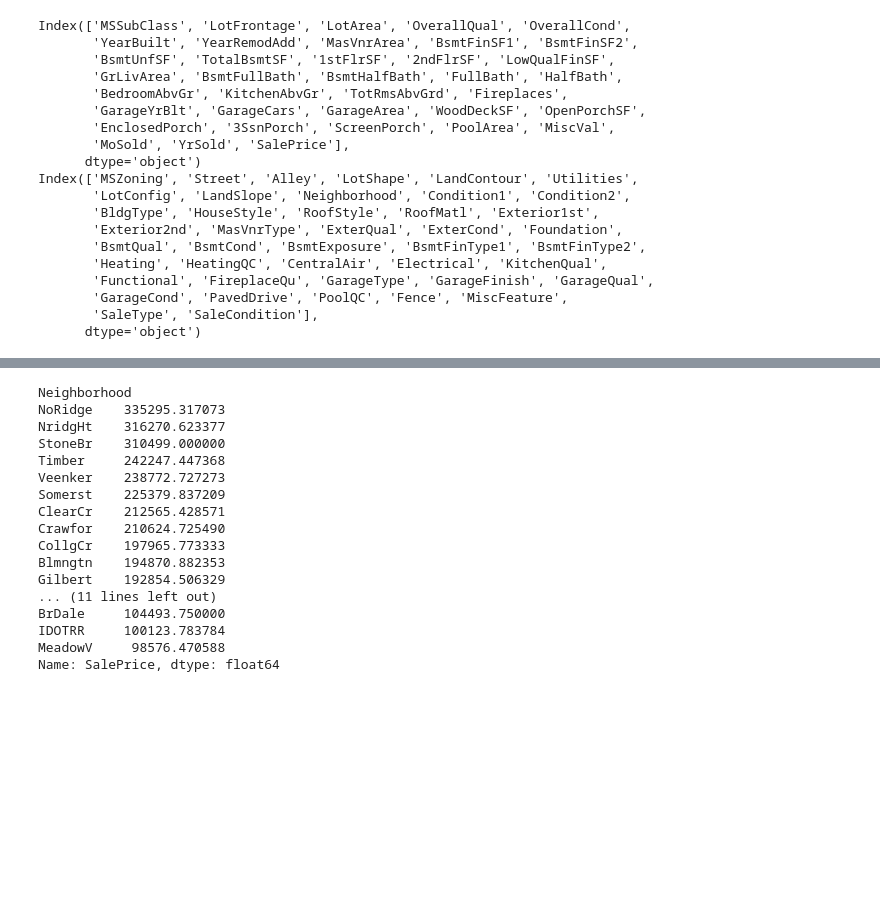
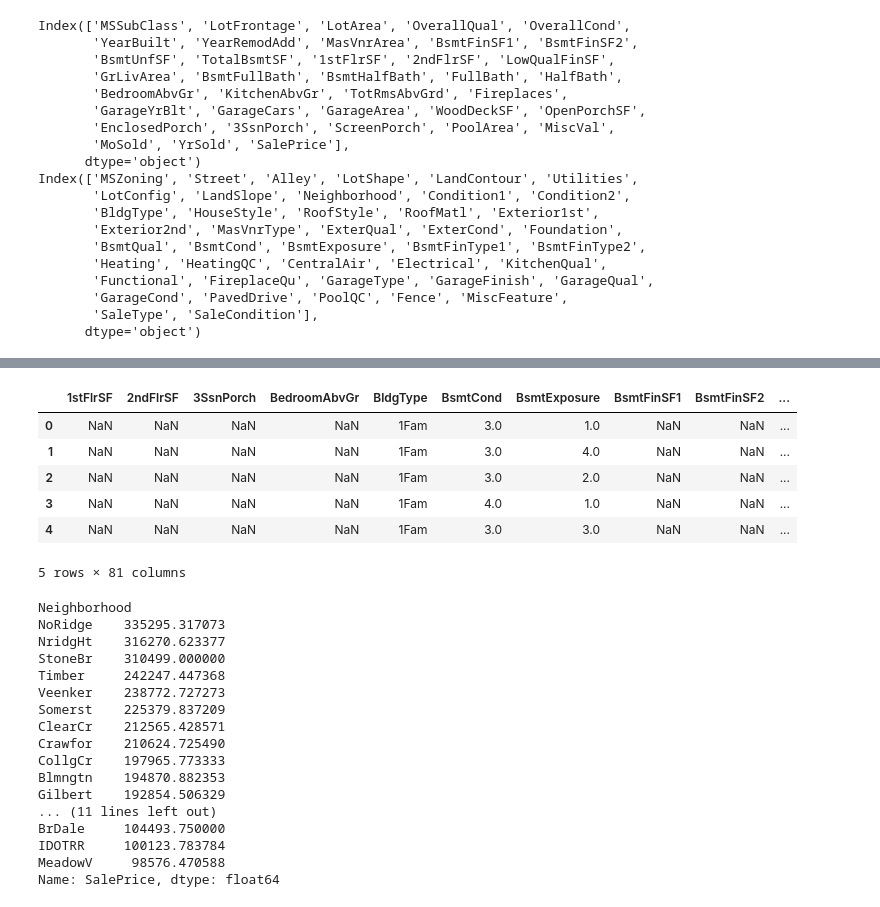
Before and after one commit to TiGaI/HousingPriceKaggleProject3, a Jupyter notebook: ames_eda.ipynb, the cells around one changed output, grey strips where cells are left out. Cells and saved outputs as stored; diff of their text form; code cells hidden in the pictures; blank space fills up the shorter version.

```diff
--- a/ames_eda.ipynb
+++ b/ames_eda.ipynb
@@ -166,6 +166,11 @@ Index(['MSZoning', 'Street', 'Alley', 'LotShape', 'LandContour', 'Utilities',
        'SaleType', 'SaleCondition'],
       dtype='object')
 # %%
+#split numerical and catergorical values
+numTrain = train.loc[:, train.dtypes != 'object'].drop('Id', axis=1)
+catTrain = train.loc[:, train.dtypes == 'object']
+print(numTrain.columns)
+print(catTrain.columns)
 ### Treating the missing values
 ## 'LotFrontage', 'MasVnrArea', 'PoolArea'
 #num columns we filling in missing value with zero
@@ -236,7 +241,7 @@ BsmtReplacement = {
 catTrain = catTrain.replace(BsmtReplacement)
 
 # convert the type of 'BsmtCond' to int64
-catTrain["BsmtCond"] = catTrain1["BsmtCond"].astype(np.int64)
+catTrain["BsmtCond"] = catTrain["BsmtCond"].astype(np.int64)
 
 ## Hash FireplaceQu
 FirePlaceReplacement ={
@@ -252,8 +257,9 @@ catTrain = catTrain.replace(FirePlaceReplacement)
 ## Fill the NAs of 'Electrical' with 'SBrkr'
 catTrain['Electrical'].fillna('SBrkr', inplace=True)
 
+train_df = catTrain.append(numTrain, ignore_index=True)
 ## Fill the NAs of 'Fence' with 'None'
-train['Fence'].fillna('None', inplace=True)
+train_df['Fence'].fillna('None', inplace=True)
 
 ## Alley? Drop Alley?
-train.drop(['B', 'C'], axis=1)
+train_df.drop(['Alley'], axis=1, inplace=True)
@@ -260,3 +302,13 @@ train.drop(['B', 'C'], axis=1)
+# %%
+train_df.head()
+# %% [output]
+|  | 1stFlrSF | 2ndFlrSF | 3SsnPorch | BedroomAbvGr | BldgType | BsmtCond | BsmtExposure | BsmtFinSF1 | BsmtFinSF2 | ... |
+| 0 | NaN | NaN | NaN | NaN | 1Fam | 3.0 | 1.0 | NaN | NaN | ... |
+| 1 | NaN | NaN | NaN | NaN | 1Fam | 3.0 | 4.0 | NaN | NaN | ... |
+| 2 | NaN | NaN | NaN | NaN | 1Fam | 3.0 | 2.0 | NaN | NaN | ... |
+| 3 | NaN | NaN | NaN | NaN | 1Fam | 4.0 | 1.0 | NaN | NaN | ... |
+| 4 | NaN | NaN | NaN | NaN | 1Fam | 3.0 | 3.0 | NaN | NaN | ... |
+5 rows × 81 columns
 # %%
 garabgeReplacement = {
    'GarageQual': {
```
Also changed, not shown: parts of 1 cell of this notebook.
